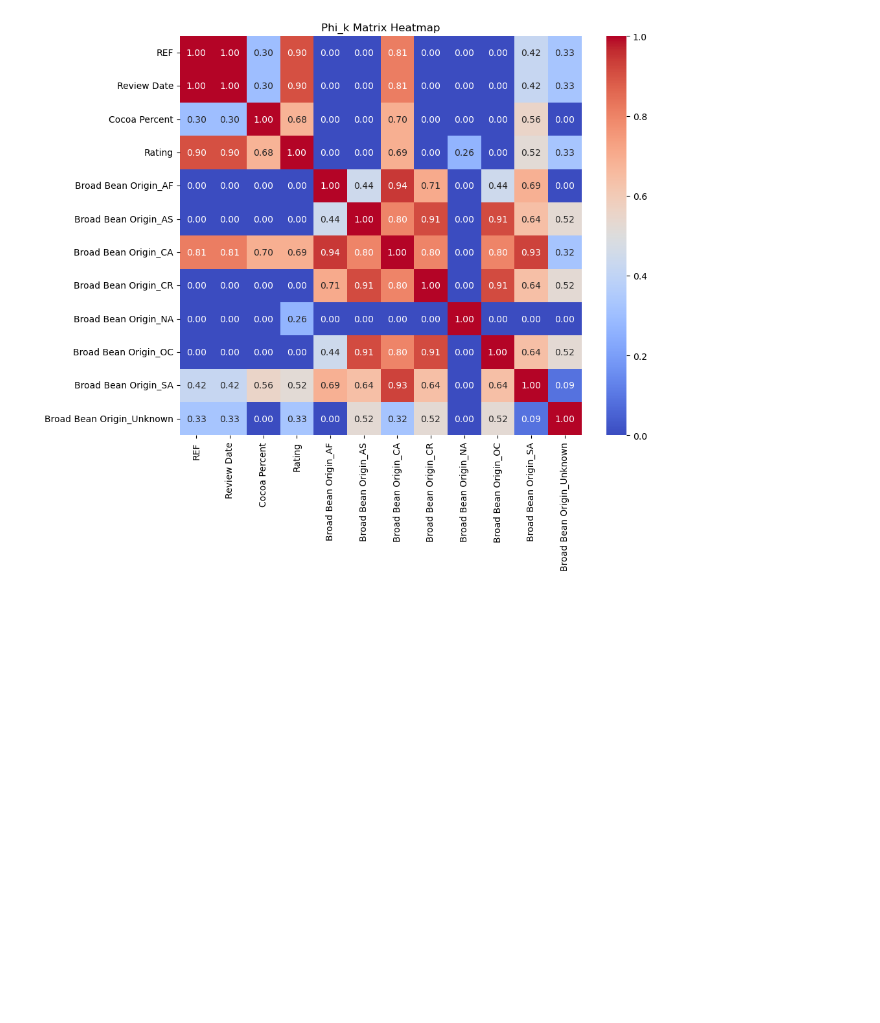
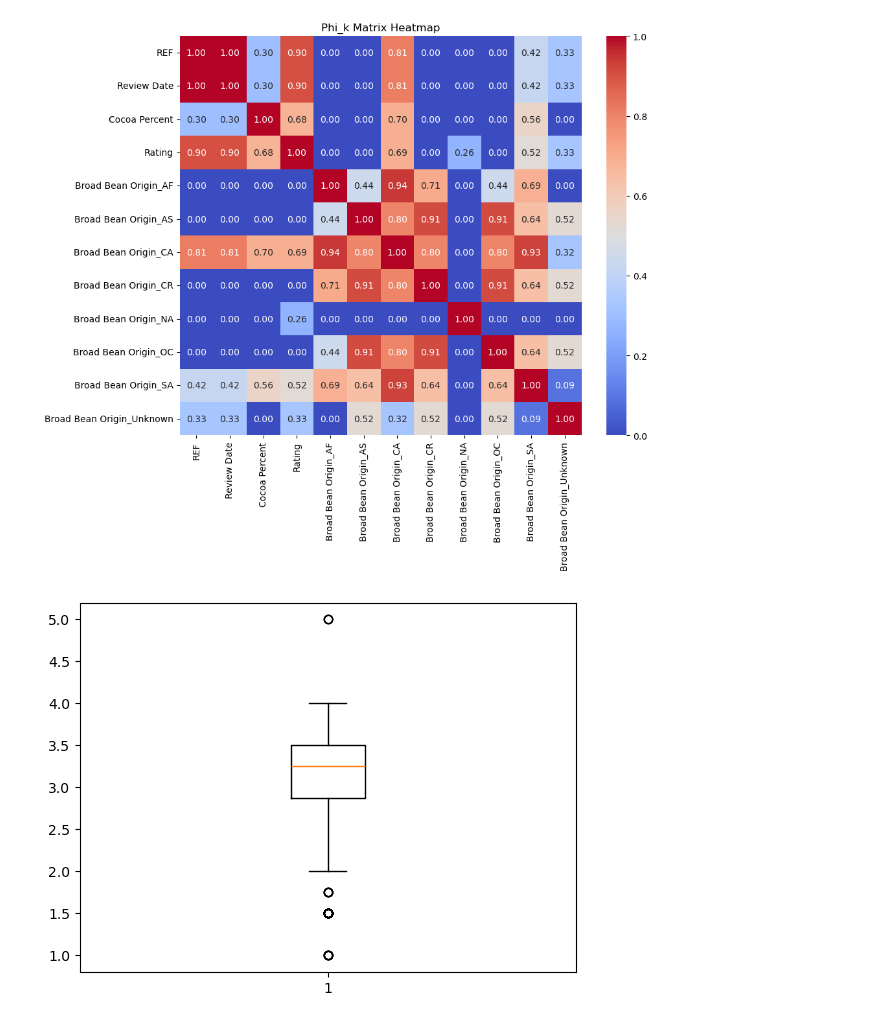
Before and after one commit to Keshfer/Chocolate-Rating-ML, a Jupyter notebook: Exploratory Data Analysis.ipynb, the cells around one changed output. Cells and saved outputs as stored; diff of their text form; code cells hidden in the pictures; blank space fills up the shorter version.

```diff
--- a/Exploratory Data Analysis.ipynb
+++ b/Exploratory Data Analysis.ipynb
@@ -96,11 +96,9 @@ from sklearn.preprocessing import OneHotEncoder
 
 df = pd.read_csv('flavors_of_cacao_mod.csv')
 
-df['Cocoa Percent'] = pd.to_numeric(df['Cocoa Percent'].str.replace('%', ''))
+df['Cocoa Percent'] = pd.to_numeric(df['Cocoa Percent'].str.replace('%', ''))     #change percent string to numeric
 
-print(df.columns[[0, 1, 7]])
-loc_df = df.drop(df.columns[[0, 1, 7, 8]], axis = 1)
-bean_df = df.drop(df.columns[[0, 1, 5, 7]], axis = 1)
+#print(df.columns[[0, 1, 7]])
 
 #Regions North America, Central America, South America, East Europe, Central Europe, West Europe, Africa, Asia, Oceanic
 # regions = {'NA':['U.S.A.', 'Canada', 'Mexico'],    #North America
@@ -158,17 +156,20 @@ def get_region(c_lst):          #parse through list and for each country in list
     return 'Unknown'
 
 #Re organize Company Location column
-loc_df['Company Location'] = loc_df['Company Location'].apply(search_region)
+df['Company Location'] = df['Company Location'].apply(search_region)
 
 #Re organize Broad Bean Origin column
-bean_df['Broad Bean Origin'] = bean_df['Broad Bean Origin'].fillna("")            #fill in empty rows with "" to detect later
-bean_df['Broad Bean Origin'] = bean_df['Broad Bean Origin'].apply(get_region)
+df['Broad Bean Origin'] = df['Broad Bean Origin'].fillna("")            #fill in empty rows with "" to detect later
+df['Broad Bean Origin'] = df['Broad Bean Origin'].apply(get_region)
 
-print(f"Data w/ Company Location: \n{loc_df}")
+loc_df = df.drop(df.columns[[0, 1, 7, 8]], axis = 1)
+bean_df = df.drop(df.columns[[0, 1, 5, 7]], axis = 1)
+
+print(f"Data: \n{df}")
+
 new_comp_loc_counts = loc_df['Company Location'].value_counts(normalize=True) * 100    #visualize count of each category
 print(new_comp_loc_counts)
 
-print(f"Data w/ Bean Origin: \n{bean_df}")
 new_bean_counts = bean_df['Broad Bean Origin'].value_counts(normalize=True) * 100
 print(new_bean_counts)
 # %% [output]
@@ -406,3 +407,8 @@ Broad Bean Origin_OC                   0.642001                   0.523502
 Broad Bean Origin_SA                   1.000000                   0.086264
 Broad Bean Origin_Unknown              0.086264                   1.000000
 [figure]
+# %%
+plt.boxplot(df['Rating'])
+plt.show()
+# %% [output]
+[figure, added]
```
Also changed, not shown: parts of 2 cells of this notebook.
